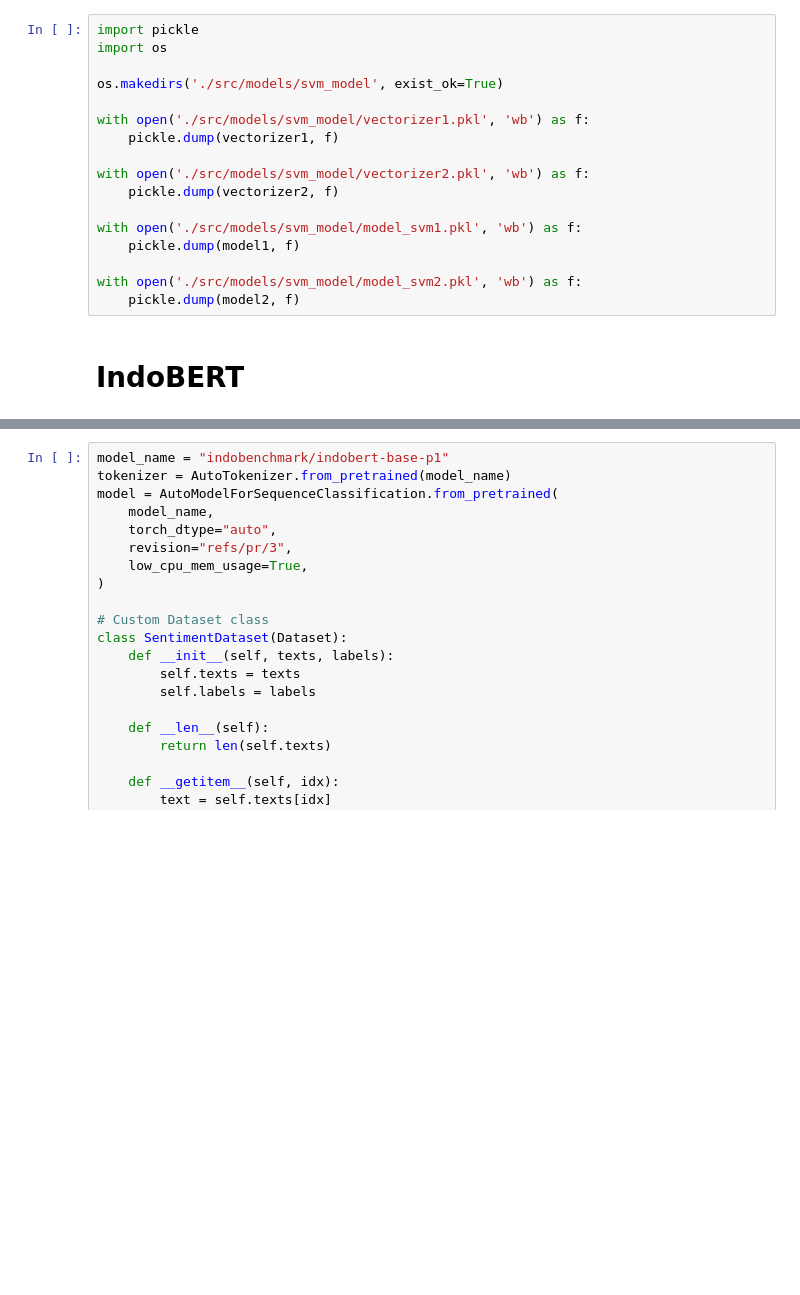
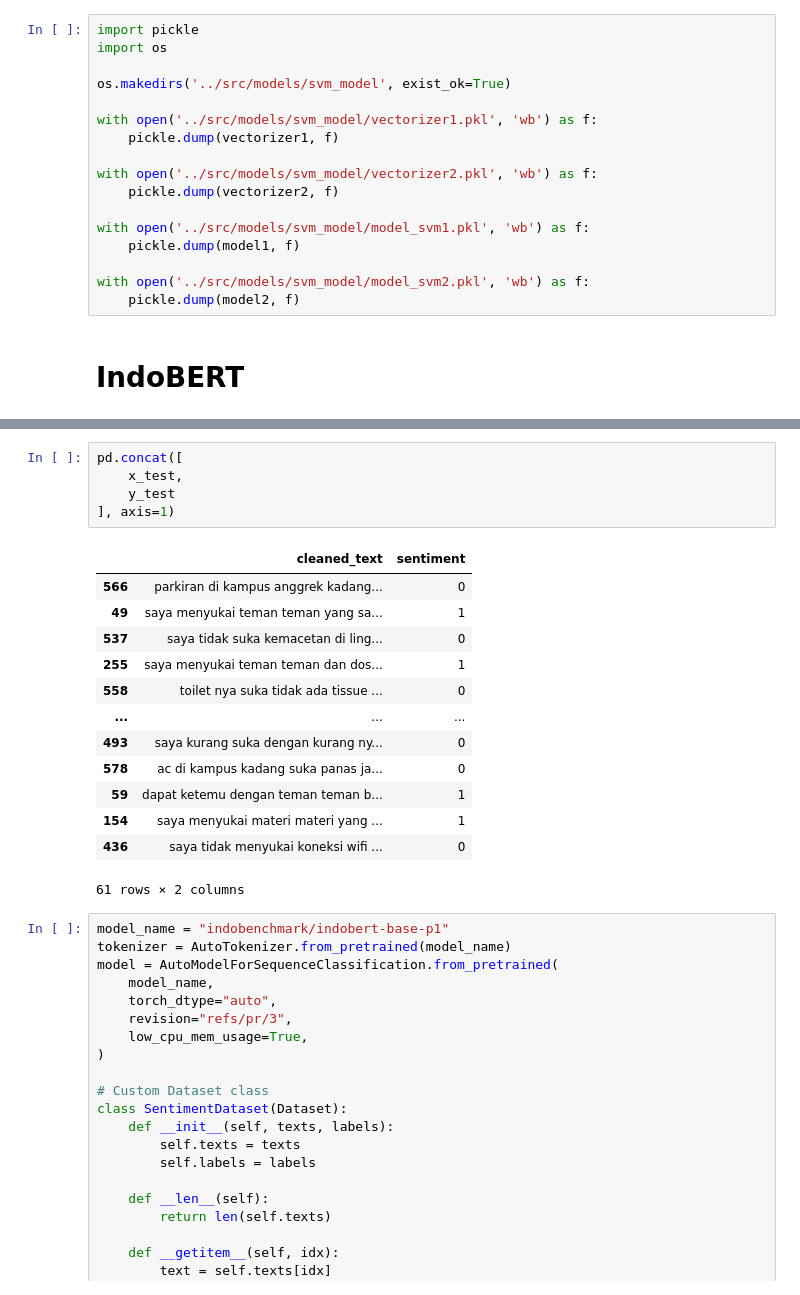
Before and after one commit to aliciajocelyn/Thesis, a Jupyter notebook: experiments/02_00_modeling_sentiment_prediction.ipynb, the cells around one changed output, grey strips where cells are left out. Cells and saved outputs as stored; diff of their text form; blank space fills up the shorter version.

```diff
--- a/experiments/02_modeling_sentiment_prediction.ipynb
+++ b/experiments/02_00_modeling_sentiment_prediction.ipynb
@@ -118,18 +118,18 @@ weighted avg       0.97      0.97      0.97       121
 import pickle
 import os
 
-os.makedirs('./src/models/svm_model', exist_ok=True)
+os.makedirs('../src/models/svm_model', exist_ok=True)
 
-with open('./src/models/svm_model/vectorizer1.pkl', 'wb') as f:
+with open('../src/models/svm_model/vectorizer1.pkl', 'wb') as f:
     pickle.dump(vectorizer1, f)
 
-with open('./src/models/svm_model/vectorizer2.pkl', 'wb') as f:
+with open('../src/models/svm_model/vectorizer2.pkl', 'wb') as f:
     pickle.dump(vectorizer2, f)
 
-with open('./src/models/svm_model/model_svm1.pkl', 'wb') as f:
+with open('../src/models/svm_model/model_svm1.pkl', 'wb') as f:
     pickle.dump(model1, f)
 
-with open('./src/models/svm_model/model_svm2.pkl', 'wb') as f:
+with open('../src/models/svm_model/model_svm2.pkl', 'wb') as f:
     pickle.dump(model2, f)
 # %% [markdown]
 # **IndoBERT**
@@ -170,5 +170,24 @@ Training shape: (481,)
 Validation shape: (60,)
 Test shape: (61,)
+# %%
+pd.concat([
+    x_test,
+    y_test
+], axis=1)
+# %% [output]
+|  | cleaned_text | sentiment |
+| 566 | parkiran di kampus anggrek kadang... | 0 |
+| 49 | saya menyukai teman teman yang sa... | 1 |
+| 537 | saya tidak suka kemacetan di ling... | 0 |
+| 255 | saya menyukai teman teman dan dos... | 1 |
+| 558 | toilet nya suka tidak ada tissue ... | 0 |
+| ... | ... | ... |
+| 493 | saya kurang suka dengan kurang ny... | 0 |
+| 578 | ac di kampus kadang suka panas ja... | 0 |
+| 59 | dapat ketemu dengan teman teman b... | 1 |
+| 154 | saya menyukai materi materi yang ... | 1 |
+| 436 | saya tidak menyukai koneksi wifi ... | 0 |
+61 rows × 2 columns
 # %%
 model_name = "indobenchmark/indobert-base-p1"
 tokenizer = AutoTokenizer.from_pretrained(model_name)
```
Also changed, not shown: parts of 2 cells of this notebook, 4 other files.
